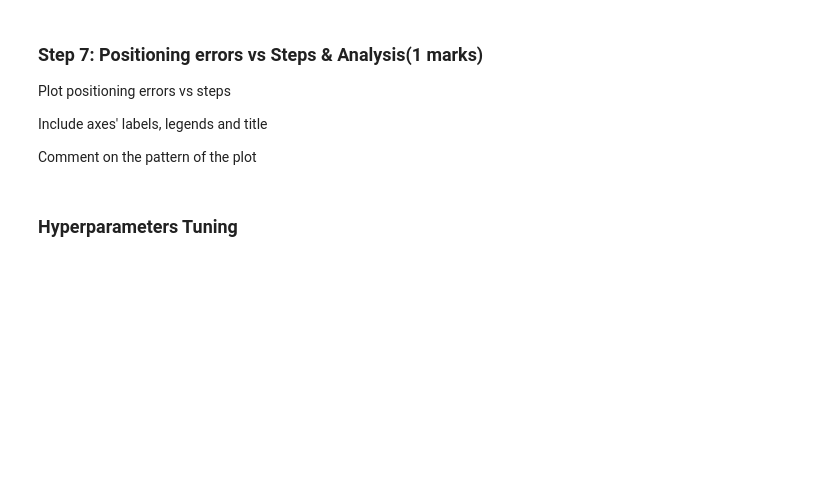
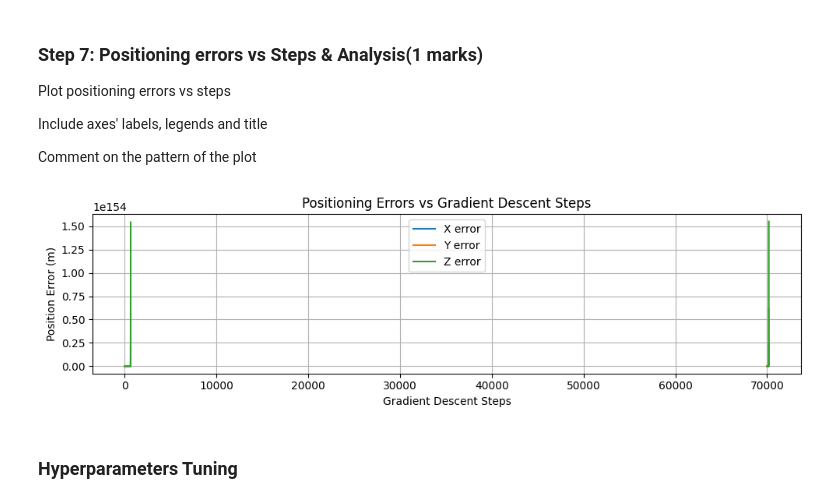
Before and after one commit to karafitzgerald/ENGG680_2025_Fall, a Jupyter notebook: Lab_Assignment_2/Assignment2_Upload.ipynb, the cells around one changed output. Cells and saved outputs as stored; diff of their text form; code cells hidden in the pictures; blank space fills up the shorter version.

```diff
--- a/Lab_Assignment_2/Assignment2_Upload.ipynb
+++ b/Lab_Assignment_2/Assignment2_Upload.ipynb
@@ -692,3 +715,34 @@ plt.show()
+# %%
+fig, ax = plt.subplots(nrows=1, ncols=1, figsize=(10, 3))
+
+# numpy array for plotting
+arr_err_np = np.array(arr_err)
+steps = np.arange(len(arr_err_np))
+
+# Plot each component of the position error
+ax.plot(steps, np.abs(arr_err_np[:, 0]), label='X error')
+ax.plot(steps, np.abs(arr_err_np[:, 1]), label='Y error')
+ax.plot(steps, np.abs(arr_err_np[:, 2]), label='Z error')
+
+# Axis labels and title
+ax.set_xlabel("Gradient Descent Steps")
+ax.set_ylabel("Position Error (m)")
+ax.set_title("Positioning Errors vs Gradient Descent Steps")
+
+# Legend and grid
+ax.legend()
+ax.grid(True)
+fig.tight_layout()
+plt.show()
+
+# Comment on the pattern
+# (0.5 marks)
+#he position errors remain nearly constant for the first several iterations,
+#then increase rapidly toward extremely large values.
+#This indicates that the gradient descent algorithm is diverging rather than converging.
+#The cause is likely an excessively large learning rate
+# %% [output]
+[figure, added]
 # %% [markdown]
 ### **Hyperparameters Tuning**
 # %% [markdown]
```
Also changed, not shown: parts of 21 cells of this notebook.
